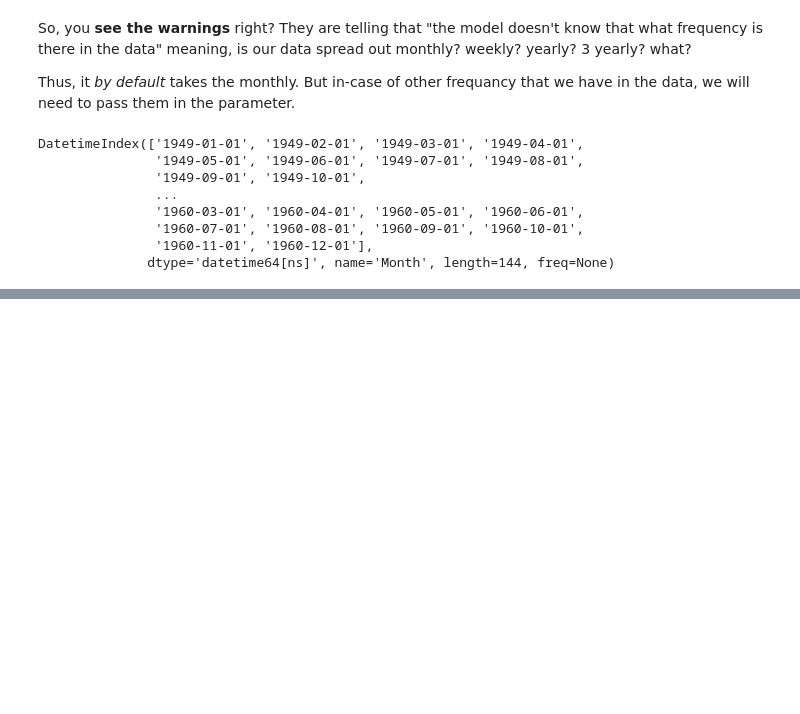
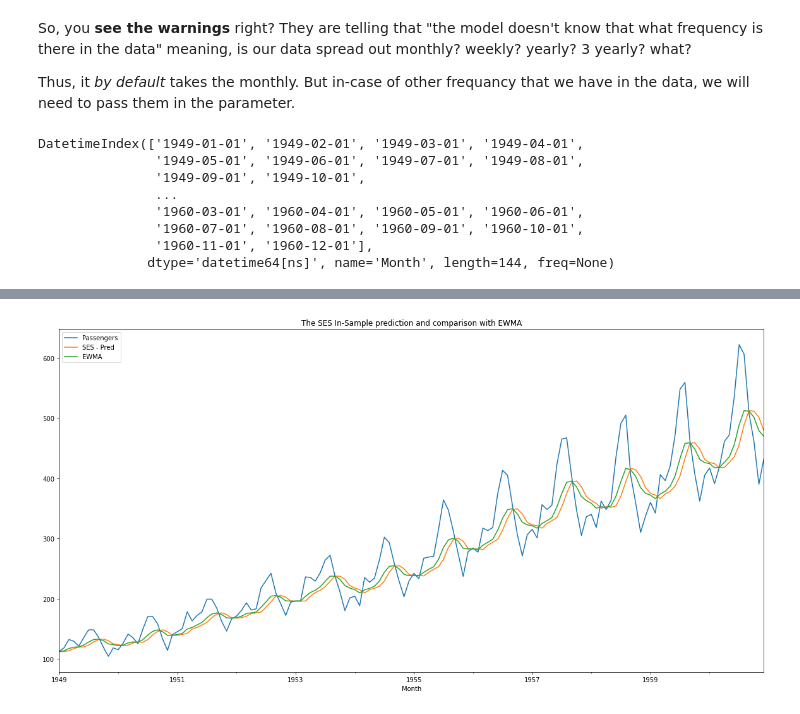
Before and after one commit to AayushSameerShah/TimeSeries-Forecasting, a Jupyter notebook: 2. Exponential Smoothing and ETS/4. SES.ipynb, the cells around one changed output, grey strips where cells are left out. Cells and saved outputs as stored; diff of their text form; code cells hidden in the pictures; blank space fills up the shorter version.

```diff
--- a/2. Exponential Smoothing and ETS/4. SES.ipynb
+++ b/2. Exponential Smoothing and ETS/4. SES.ipynb
@@ -121,0 +164,7 @@ ses = SimpleExpSmoothing(passengers,
+# %%
+passengers["EWMA"] = passengers["Passengers"].ewm(alpha=alpha, adjust=False).mean()
+# %%
+passengers.plot()
+plt.title("The SES In-Sample prediction and comparison with EWMA");
+# %% [output]
+[figure, added]
```
Also changed, not shown: parts of 25 cells of this notebook, 1 other file.
